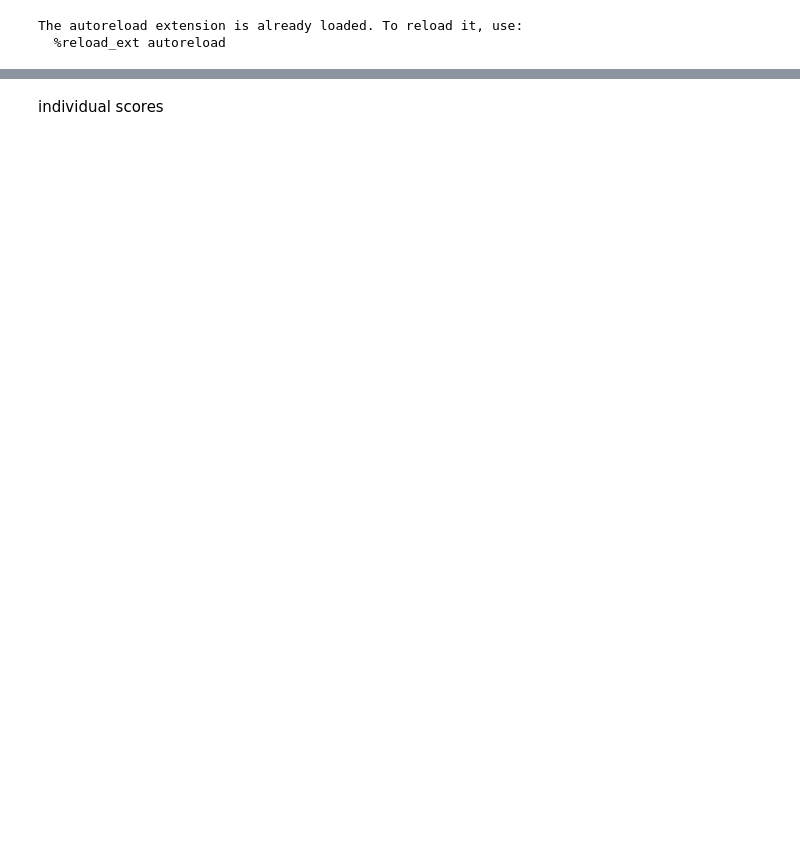
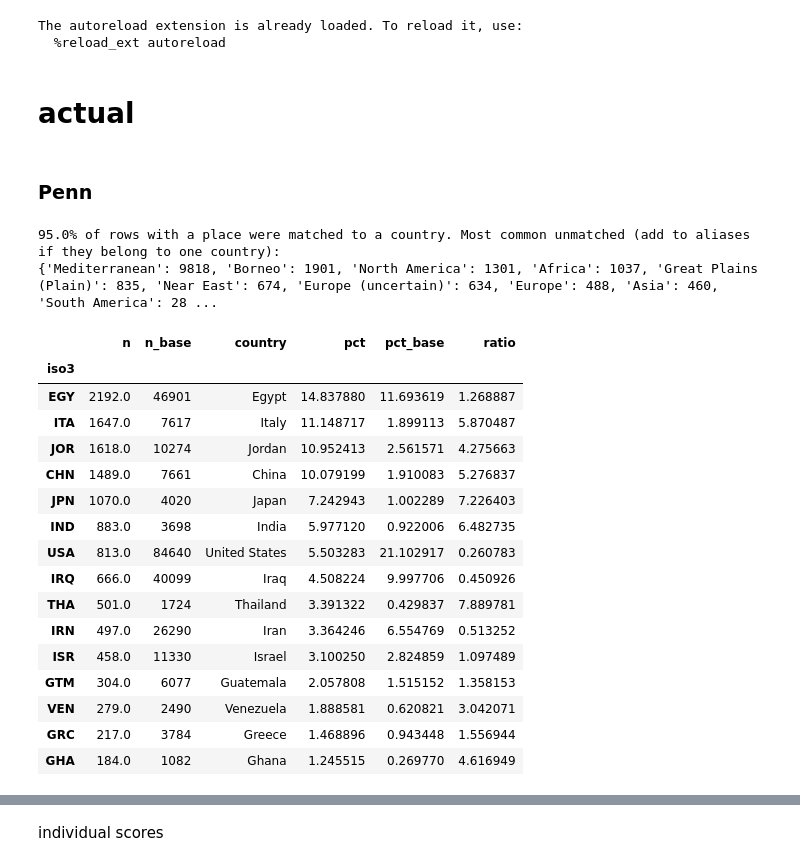
Before and after one commit to caleb-chandler/complexity_index, a Jupyter notebook: data_eval.ipynb, the cells around one changed output, grey strips where cells are left out. Drawn from its saved outputs; the diff is of its cells as text; code cells hidden in the pictures; blank space fills up the shorter version.

```diff
--- a/data_eval.ipynb
+++ b/data_eval.ipynb
@@ -15,3 +18,5 @@ ohol_path = Path('data/toy/one_hour_one_life')
 # %% [output]
 The autoreload extension is already loaded. To reload it, use:
   %reload_ext autoreload
+# %% [markdown]
+# actual
@@ -17,0 +191,37 @@ The autoreload extension is already loaded. To reload it, use:
+# %% [markdown]
+### Penn
+# %%
+penn_df = pd.read_csv('data/real/penn.csv')
+# %%
+# Penn: objects with date + place + material + technique vs the whole collection
+FIG_DIR = 'figures/penn'  # where the coverage figures are saved; None = don't save
+SHOW_FIGS = True         # True = also draw the figures in the notebook
+penn_filtered = penn_df[penn_df[['dateMade', 'placeName', 'material', 'technique']].notna().all(axis=1)]
+penn_aliases = {  # names the converter misses; broad regions (Mediterranean, Africa, Borneo, ...) are left unmatched
+    r'alaska|arizona|new mexico|california|colorado|utah|washington \(u|montana|oregon|ohio|wyoming|nevada|dakota|unites states': 'USA',
+    'philippine': 'PHL', 'siberia': 'RUS', 'crimea': 'UKR', r'sumatra|^java|sulawesi|celebes': 'IDN', 'tibet': 'CHN',
+    r'caroline islands|truk': 'FSM', 'holland': 'NLD', r'society islands|marquesas': 'PYF', 'johore': 'MYS',
+    r'admiralty islands|wuvulu|^aua$': 'PNG', 'gilbert islands': 'KIR', r'beth shemesh|beth shean': 'ISR'}
+penn_countries = country_map(penn_filtered, 'placeName', base_df=penn_df, aliases=penn_aliases, title='Penn:',
+                             out_dir=FIG_DIR, show=SHOW_FIGS)
+penn_countries.head(15)
+# %% [output]
+95.0% of rows with a place were matched to a country. Most common unmatched (add to aliases if they belong to one country):
+{'Mediterranean': 9818, 'Borneo': 1901, 'North America': 1301, 'Africa': 1037, 'Great Plains (Plain)': 835, 'Near East': 674, 'Europe (uncertain)': 634, 'Europe': 488, 'Asia': 460, 'South America': 28 ...
+|  | n | n_base | country | pct | pct_base | ratio |
+| iso3 |  |  |  |  |  |  |
+| EGY | 2192.0 | 46901 | Egypt | 14.837880 | 11.693619 | 1.268887 |
+| ITA | 1647.0 | 7617 | Italy | 11.148717 | 1.899113 | 5.870487 |
+| JOR | 1618.0 | 10274 | Jordan | 10.952413 | 2.561571 | 4.275663 |
+| CHN | 1489.0 | 7661 | China | 10.079199 | 1.910083 | 5.276837 |
+| JPN | 1070.0 | 4020 | Japan | 7.242943 | 1.002289 | 7.226403 |
+| IND | 883.0 | 3698 | India | 5.977120 | 0.922006 | 6.482735 |
+| USA | 813.0 | 84640 | United States | 5.503283 | 21.102917 | 0.260783 |
+| IRQ | 666.0 | 40099 | Iraq | 4.508224 | 9.997706 | 0.450926 |
+| THA | 501.0 | 1724 | Thailand | 3.391322 | 0.429837 | 7.889781 |
+| IRN | 497.0 | 26290 | Iran | 3.364246 | 6.554769 | 0.513252 |
+| ISR | 458.0 | 11330 | Israel | 3.100250 | 2.824859 | 1.097489 |
+| GTM | 304.0 | 6077 | Guatemala | 2.057808 | 1.515152 | 1.358153 |
+| VEN | 279.0 | 2490 | Venezuela | 1.888581 | 0.620821 | 3.042071 |
+| GRC | 217.0 | 3784 | Greece | 1.468896 | 0.943448 | 1.556944 |
+| GHA | 184.0 | 1082 | Ghana | 1.245515 | 0.269770 | 4.616949 |
```
Also changed, not shown: parts of 17 cells of this notebook, 4 other files.
